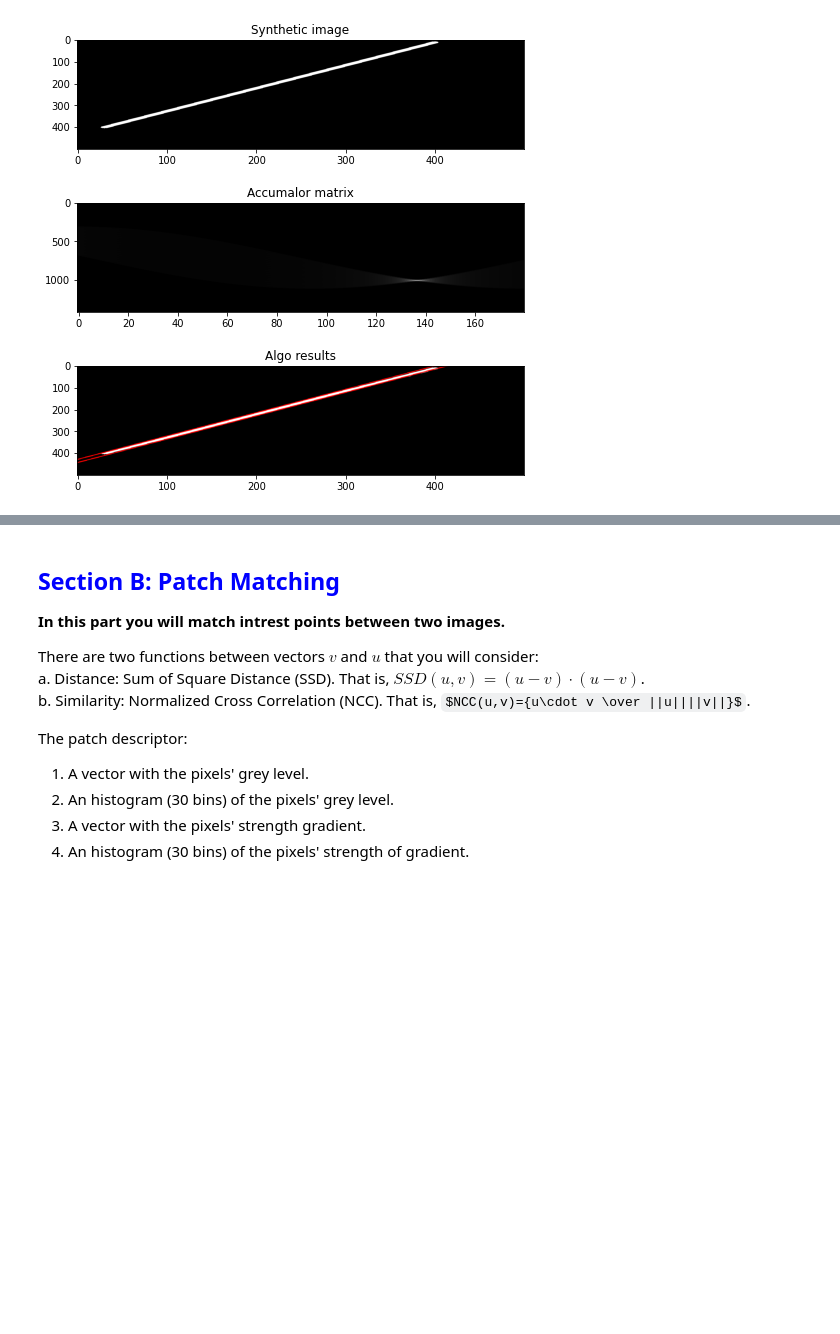
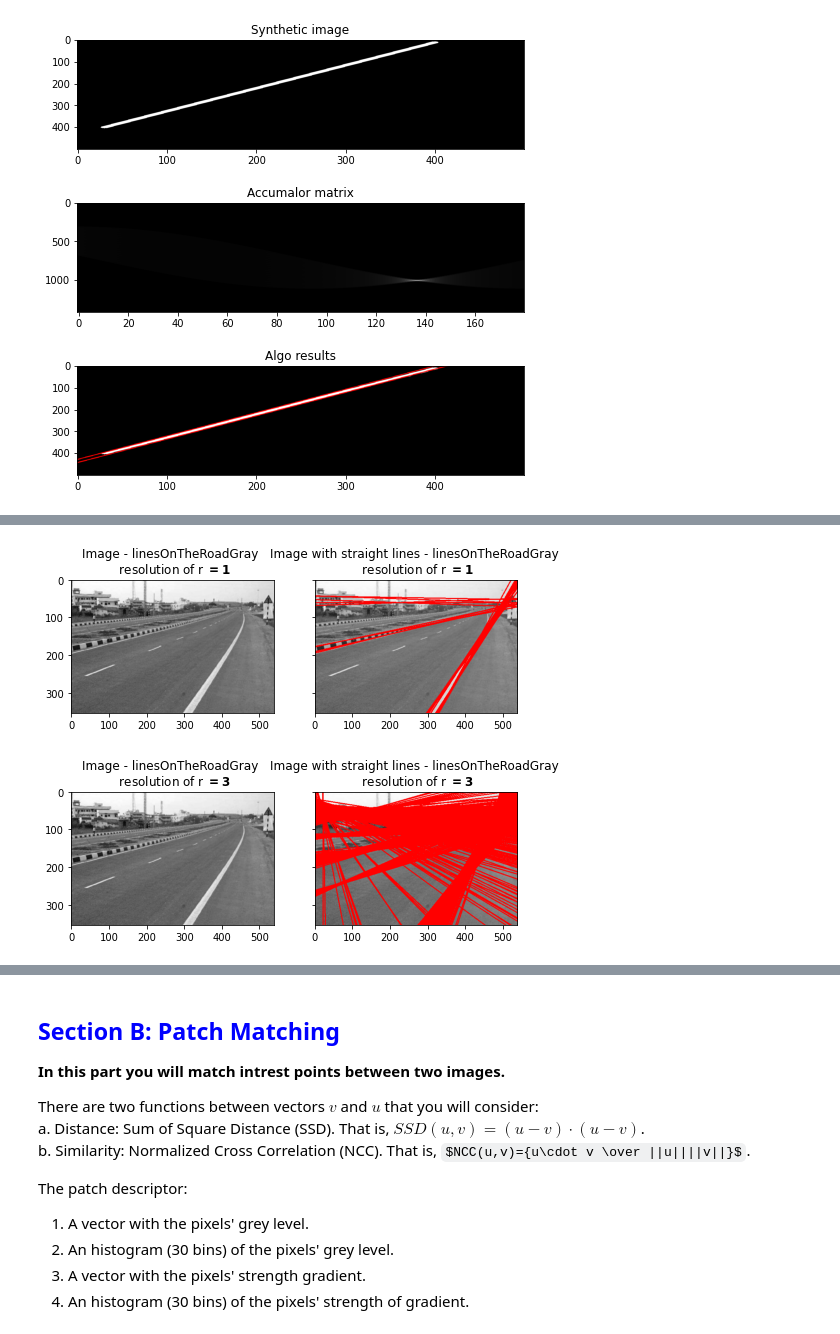
Before and after one commit to YaffeOmer/Computer-Vision-HW2, a Jupyter notebook: hw2.ipynb, the cells around one changed output, grey strips where cells are left out. Saved outputs shown, nothing was run; the diff lists cells and outputs as text; code cells hidden in the pictures; some formulas as TeX source; blank space fills up the shorter version.

```diff
--- a/hw2.ipynb
+++ b/hw2.ipynb
@@ -265,0 +274,7 @@ plt.show()
+# %%
+# Demonstration of the resolutions of r and theta on the results
+straight_lines(image_file = '.\images\linesOnTheRoadGray.jpg',Image_title = 'linesOnTheRoadGray \n resolution of r $\\mathbf{{{= 1}}}$', res_r = 1, res_orient = 1 ,min_number_points = 70,display = 1)
+straight_lines(image_file = '.\images\linesOnTheRoadGray.jpg',Image_title = 'linesOnTheRoadGray \n resolution of r $\\mathbf{{{= 3}}}$', res_r = 3, res_orient = 1 ,min_number_points = 70,display = 1)
+# %% [output]
+[figure, added]
+[figure, added]
```
Also changed, not shown: parts of 11 cells of this notebook.
